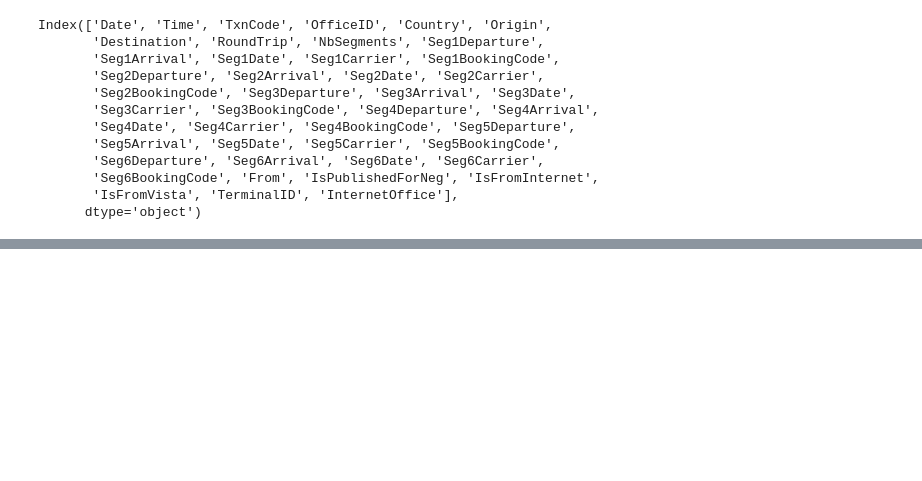
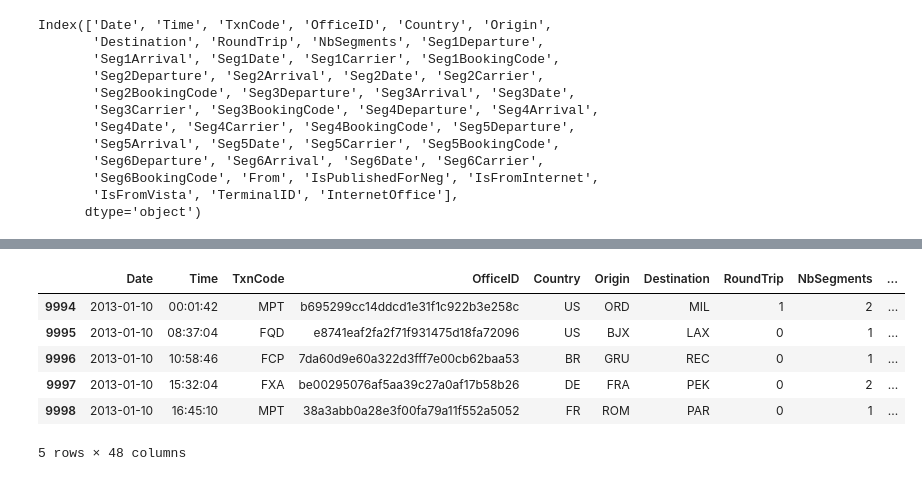
Before and after one commit to aeguia/DS_Challenge, a Jupyter notebook: DS_Challenge_Searches_03.ipynb, the cells around one changed output, grey strips where cells are left out. Drawn from its saved outputs; the diff is of its cells as text; code cells hidden in the pictures; blank space fills up the shorter version.

```diff
--- a/DS_Challenge_Searches_03.ipynb
+++ b/DS_Challenge_Searches_03.ipynb
@@ -70,0 +166,2 @@ dfS_bookings.head(5)
+# %%
+dfS_searches['date_added']=pd.to_datetime(dfS_searches['Date'])
@@ -70,0 +183,13 @@ dfS_bookings.head(5)
+# %%
+dfS_searches['year_added']=dfS_searches['date_added'].dt.year
+dfS_searches['month_added']=dfS_searches['date_added'].dt.month
+# %%
+dfS_searches.tail(5)
+# %% [output]
+|  | Date | Time | TxnCode | OfficeID | Country | Origin | Destination | RoundTrip | NbSegments | ... |
+| 9994 | 2013-01-10 | 00:01:42 | MPT | b695299cc14ddcd1e31f1c922b3e258c | US | ORD | MIL | 1 | 2 | ... |
+| 9995 | 2013-01-10 | 08:37:04 | FQD | e8741eaf2fa2f71f931475d18fa72096 | US | BJX | LAX | 0 | 1 | ... |
+| 9996 | 2013-01-10 | 10:58:46 | FCP | 7da60d9e60a322d3fff7e00cb62baa53 | BR | GRU | REC | 0 | 1 | ... |
+| 9997 | 2013-01-10 | 15:32:04 | FXA | be00295076af5aa39c27a0af17b58b26 | DE | FRA | PEK | 0 | 2 | ... |
+| 9998 | 2013-01-10 | 16:45:10 | MPT | 38a3abb0a28e3f00fa79a11f552a5052 | FR | ROM | PAR | 0 | 1 | ... |
+5 rows × 48 columns
```
Also changed, not shown: parts of 15 cells of this notebook, 3 other files.
